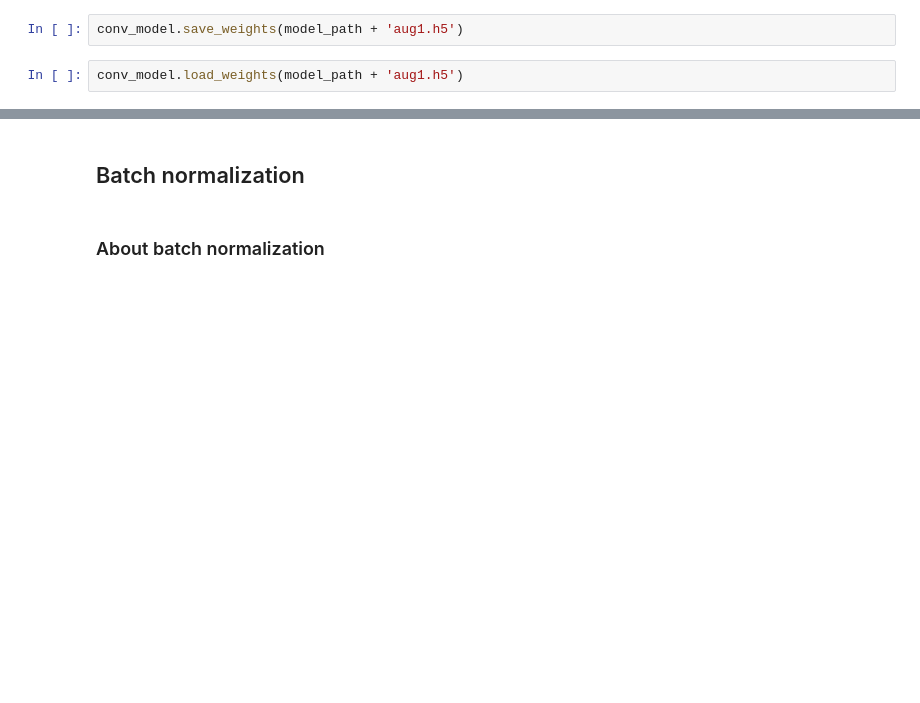
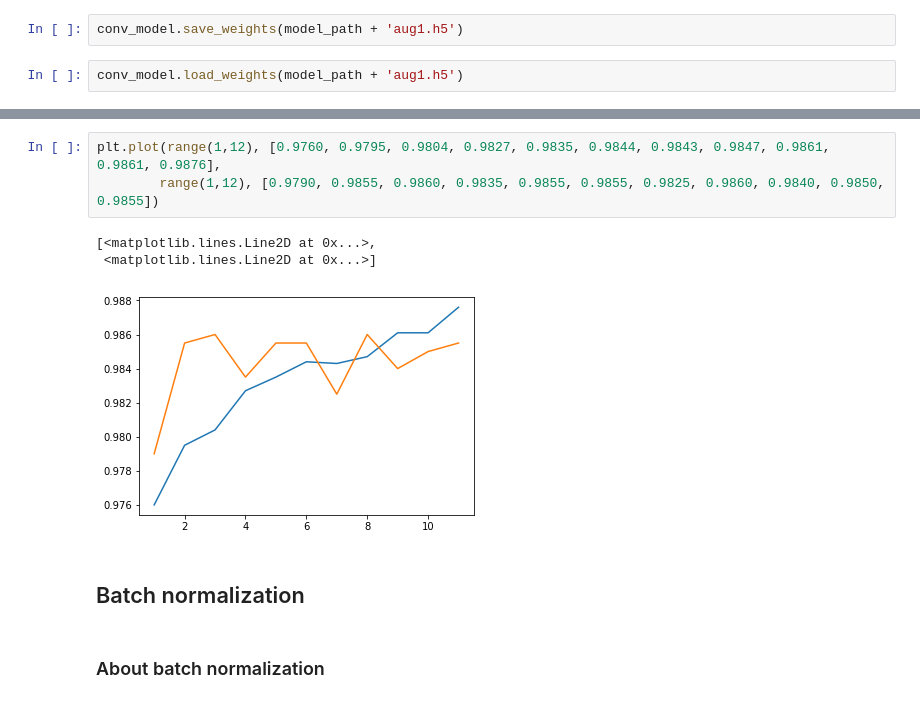
Before and after one commit to sainathadapa/courses, a Jupyter notebook: deeplearning1/nbs-custom-mine/lesson3_01.ipynb, the cells around one changed output, grey strips where cells are left out. Saved outputs shown, nothing was run; the diff lists cells and outputs as text; blank space fills up the shorter version.

```diff
--- a/deeplearning1/nbs-custom-mine/lesson3_01.ipynb
+++ b/deeplearning1/nbs-custom-mine/lesson3_01.ipynb
@@ -297,3 +334,10 @@ conv_model.load_weights(model_path + 'aug1.h5')
+# %%
+plt.plot(range(1,12), [0.9760, 0.9795, 0.9804, 0.9827, 0.9835, 0.9844, 0.9843, 0.9847, 0.9861, 0.9861, 0.9876],
+        range(1,12), [0.9790, 0.9855, 0.9860, 0.9835, 0.9855, 0.9855, 0.9825, 0.9860, 0.9840, 0.9850, 0.9855])
+# %% [output]
+[<matplotlib.lines.Line2D at 0x...>,
+ <matplotlib.lines.Line2D at 0x...>]
+[figure, added]
 # %% [markdown]
 ## Batch normalization
 # %% [markdown]
```
Also changed, not shown: parts of 15 cells of this notebook, 1 other file.
